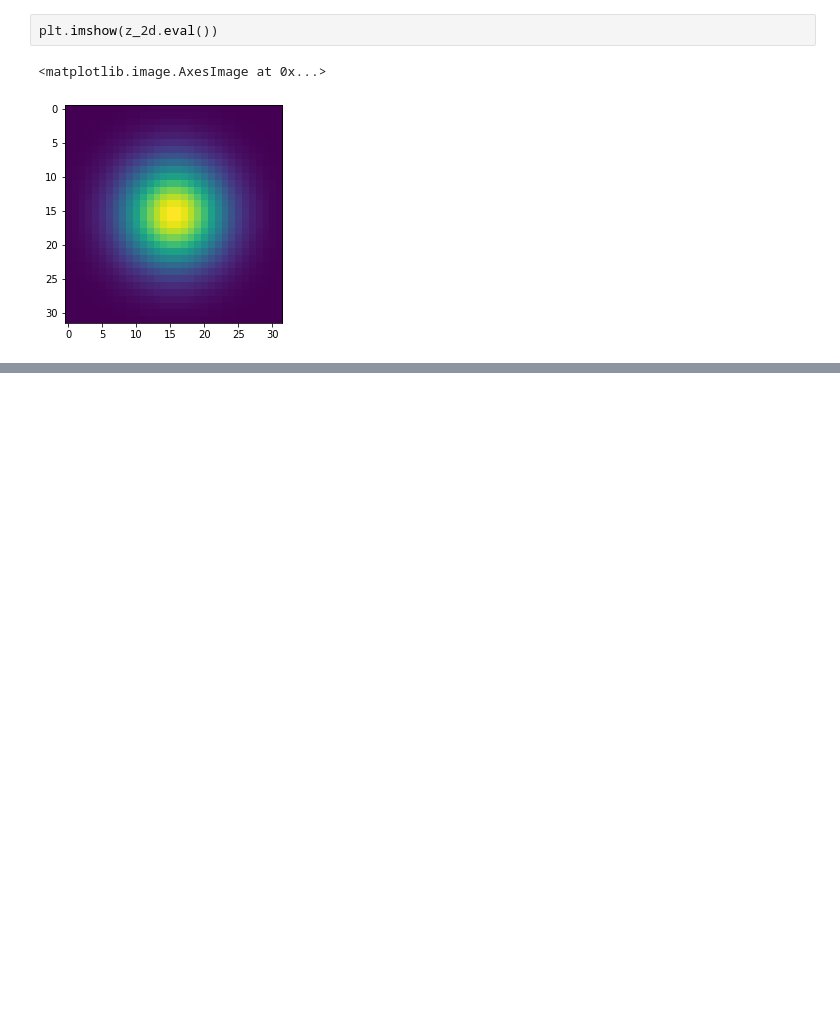
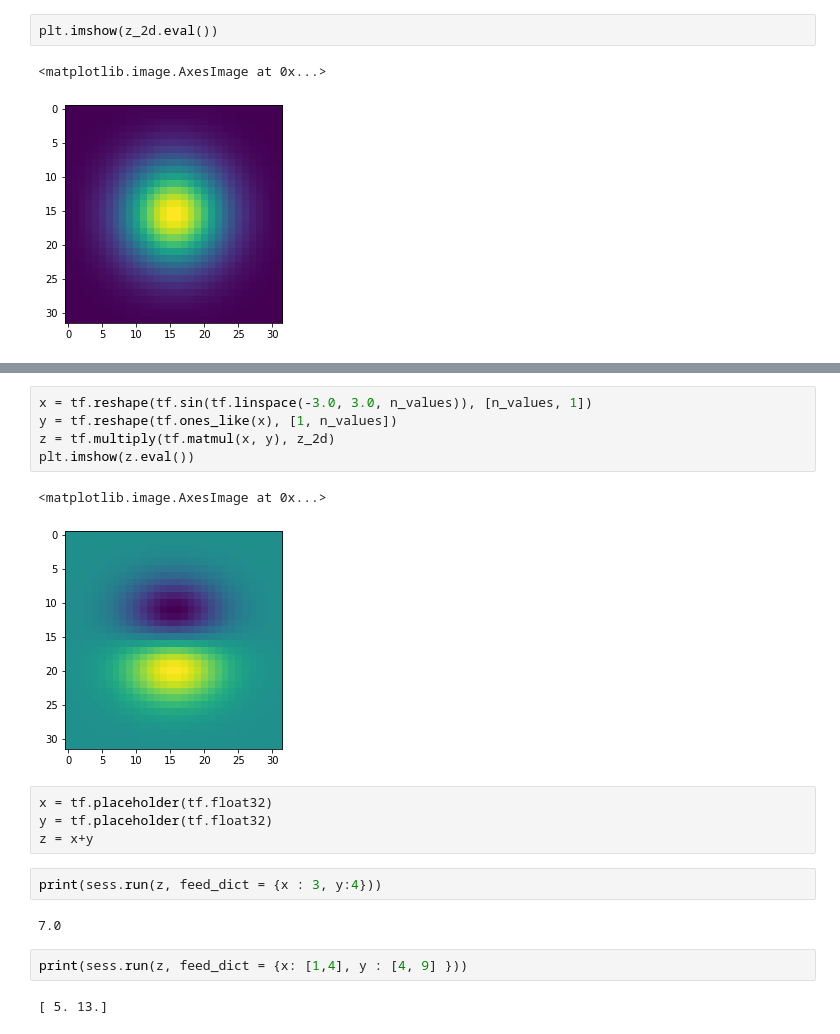
Before and after one commit to NilSagor/AV_ml_practice, a Jupyter notebook: ten_p/pkmital/Untitled.ipynb, the cells around one changed output, grey strips where cells are left out. Drawn from its saved outputs; the diff is of its cells as text; blank space fills up the shorter version.

```diff
--- a/ten_p/pkmital/Untitled.ipynb
+++ b/ten_p/pkmital/Untitled.ipynb
@@ -101,0 +102,20 @@ ValueError: Shape must be rank 2 but is rank 1 for 'MatMul_4' (op: 'MatMul') wit
+# %%
+x = tf.reshape(tf.sin(tf.linspace(-3.0, 3.0, n_values)), [n_values, 1])
+y = tf.reshape(tf.ones_like(x), [1, n_values])
+z = tf.multiply(tf.matmul(x, y), z_2d)
+plt.imshow(z.eval())
+# %% [output]
+<matplotlib.image.AxesImage at 0x...>
+[figure, added]
+# %%
+x = tf.placeholder(tf.float32)
+y = tf.placeholder(tf.float32)
+z = x+y
+# %%
+print(sess.run(z, feed_dict = {x : 3, y:4}))
+# %% [output]
+7.0
+# %%
+print(sess.run(z, feed_dict = {x: [1,4], y : [4, 9] }))
+# %% [output]
+[ 5. 13.]
```
Also changed, not shown: parts of 1 cell of this notebook.
